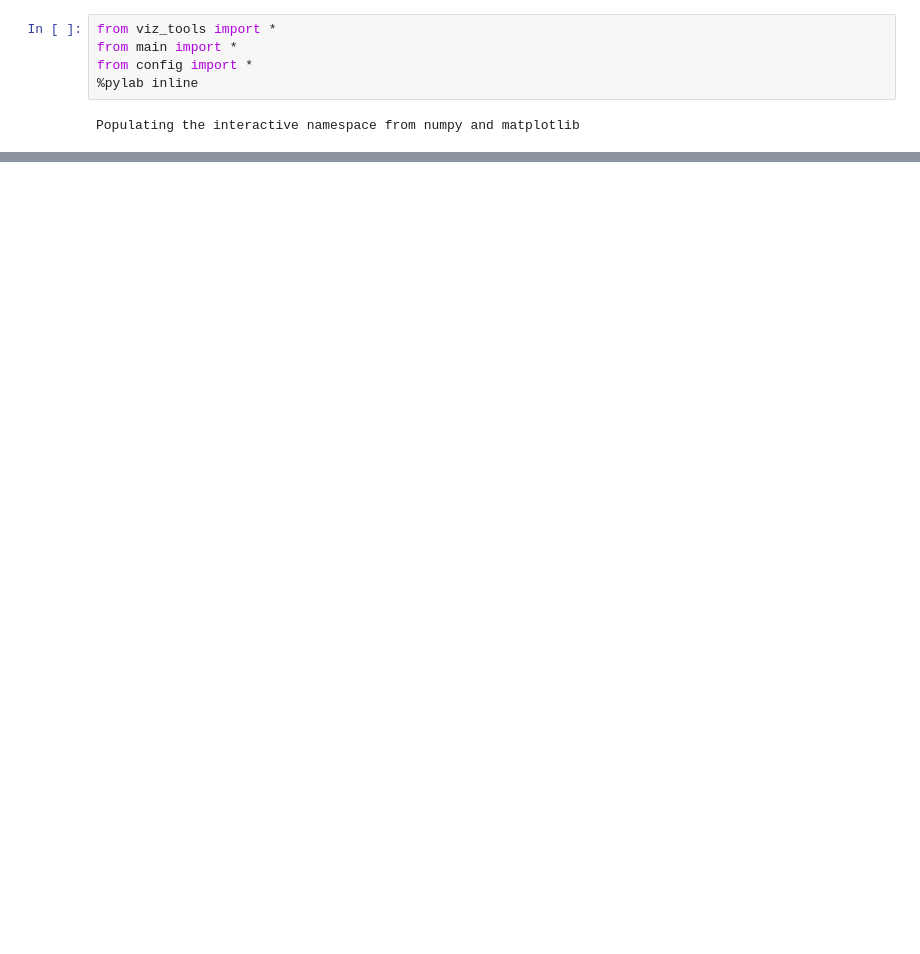
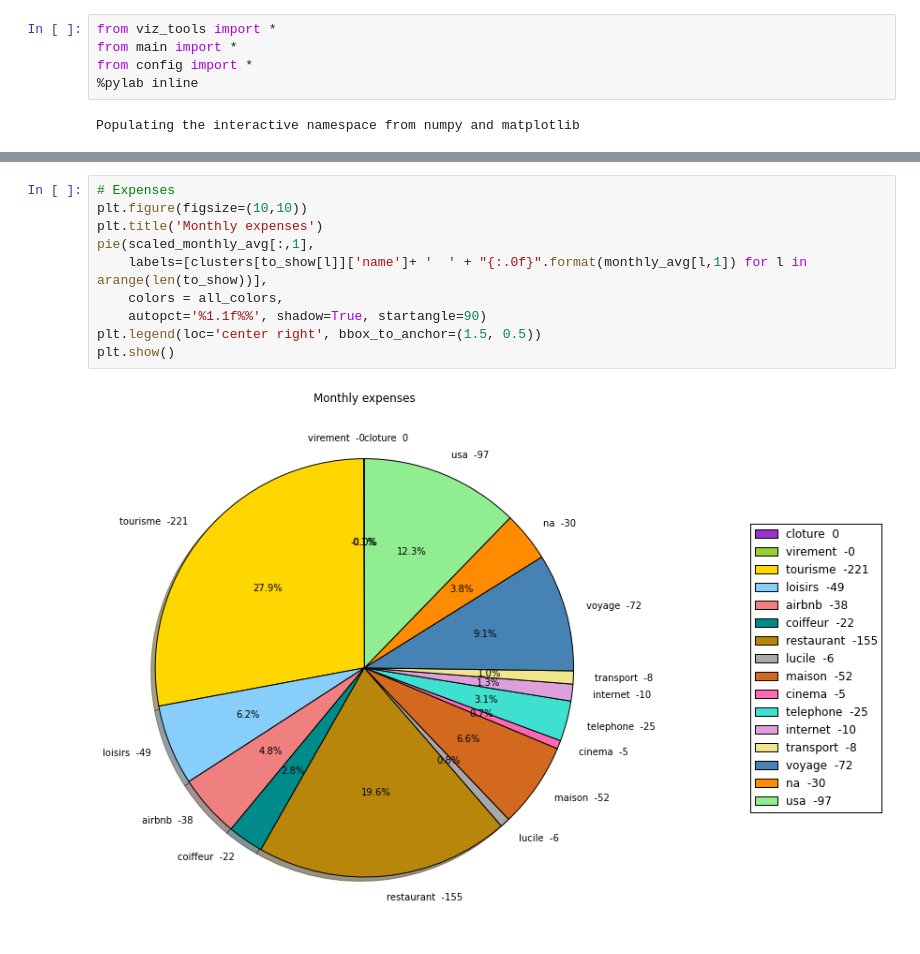
Before and after one commit to sds-dubois/ExpenseAnalyzer, a Jupyter notebook: Viz.ipynb, the cells around one changed output, grey strips where cells are left out. Cells and saved outputs as stored; diff of their text form; blank space fills up the shorter version.

```diff
--- a/Viz.ipynb
+++ b/Viz.ipynb
@@ -81,0 +75,12 @@ Group : cambridge - soldex - airbnb - rome
+# %%
+# Expenses
+plt.figure(figsize=(10,10))
+plt.title('Monthly expenses')
+pie(scaled_monthly_avg[:,1],
+    labels=[clusters[to_show[l]]['name']+ '  ' + "{:.0f}".format(monthly_avg[l,1]) for l in arange(len(to_show))],
+    colors = all_colors,
+    autopct='%1.1f%%', shadow=True, startangle=90)
+plt.legend(loc='center right', bbox_to_anchor=(1.5, 0.5))
+plt.show()
+# %% [output]
+[figure, added]
```
Also changed, not shown: parts of 12 cells of this notebook, 1 other file.
